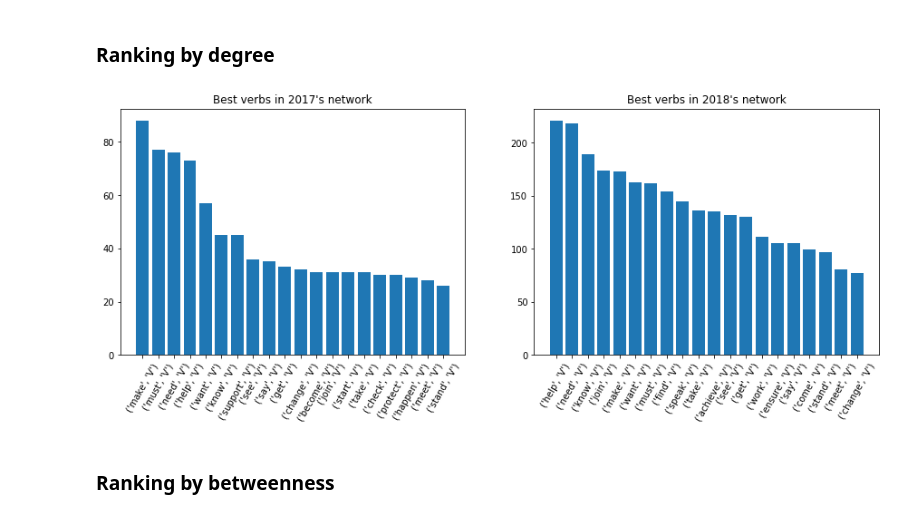
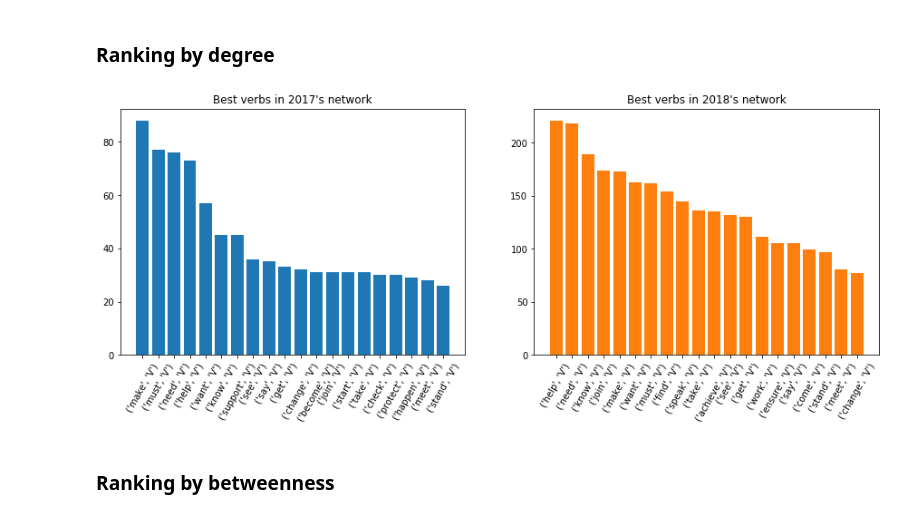
Before and after one commit to damiclem/feminism_network, a Jupyter notebook: analysis.ipynb, the cells around one changed output. Cells and saved outputs as stored; diff of their text form; code cells hidden in the pictures.

Commit message:
Fixed clustering, updated visualization and analysis
visualization and analysis: images are now saved as png files
clustering: mcl clusters indices fixed

```diff
--- a/analysis.ipynb
+++ b/analysis.ipynb
@@ -511,8 +520,9 @@ fig, axs = plt.subplots(1, 2, figsize=(15, 5))
 for i, y in enumerate(years):
     degree = get_degree(network[y]).sort_values(ascending=False)
     _ = axs[i].set_title('Best nodes in {:d}\'s network'.format(y))
-    _ = axs[i].bar(degree.index[:best].map(lambda x: str(i2w[x])), degree.values[:best])
+    _ = axs[i].bar(degree.index[:best].map(lambda x: str(i2w[x])), degree.values[:best], color=colors[i])
     _ = axs[i].tick_params(axis='x', labelrotation=60)
 # Show plot
+_ = plt.savefig('images/analysis/words_rank_degree.png')
 _ = plt.show()
 # %% [output]
@@ -547,7 +557,8 @@ fig, axs = plt.subplots(1, 2, figsize=(15, 5))
 for i, y in enumerate(years):
     btw = pd.Series(betweenness[y]).sort_values(ascending=False)
     _ = axs[i].set_title('Best nodes in {:d}\'s network'.format(y))
-    _ = axs[i].bar(btw.index[:best].map(lambda x: str(i2w[x])), btw.values[:best])
+    _ = axs[i].bar(btw.index[:best].map(lambda x: str(i2w[x])), btw.values[:best], color=colors[i])
     _ = axs[i].tick_params(axis='x', labelrotation=60)
+_ = plt.savefig('images/analysis/words_rank_btw.png')
 _ = plt.show()
 # %% [output]
@@ -562,19 +573,20 @@ verbs2i = {w: w2i[w] for w in w2i.keys() if w[1] == 'V'}
 # %%
 # Define subset (firs n-th)
 best = 20
 
 # Make plot
 fig, axs = plt.subplots(1, 2, figsize=(15, 5))
 # Plot each network
 for i, y in enumerate(years):
     degree = get_degree( network[y].subgraph(list(set(network[y].nodes()) & set(verbs2i.values()))) ).sort_values(ascending=False)
     _ = axs[i].set_title('Best verbs in {:d}\'s network'.format(y))
-    _ = axs[i].bar(degree.index[:best].map(lambda x: str(i2w[x])), degree.values[:best])
+    _ = axs[i].bar(degree.index[:best].map(lambda x: str(i2w[x])), degree.values[:best], color=colors[i])
     _ = axs[i].tick_params(axis='x', labelrotation=60)
 # Show plot
+_ = plt.savefig('images/analysis/verbs_rank_degree.png')
 _ = plt.show()
 # %% [output]
-[figure, old version]
+[figure, new version]
 # %% [markdown]
 ### Ranking by betweenness
 # %%
```
Also changed, not shown: parts of 17 cells of this notebook.
